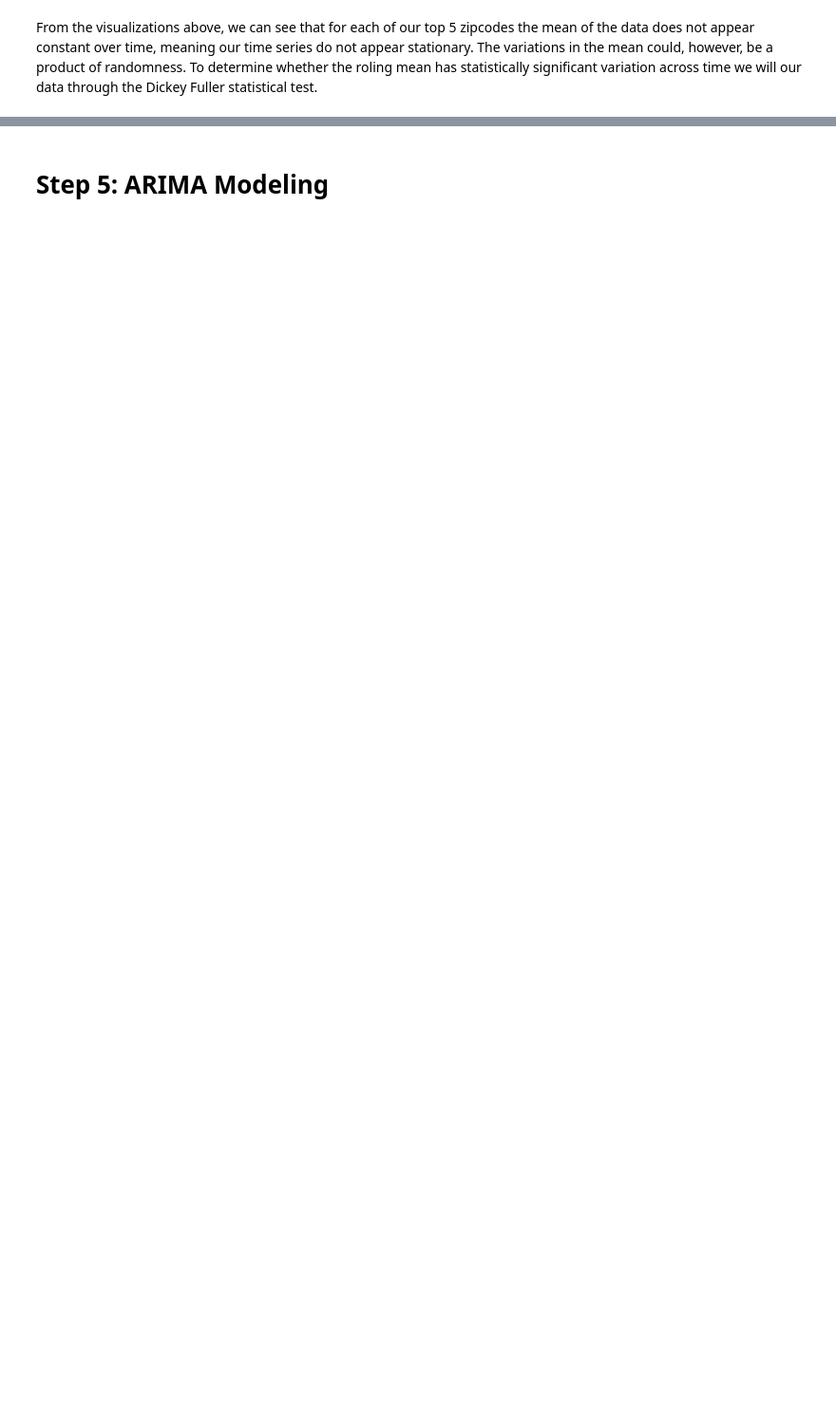
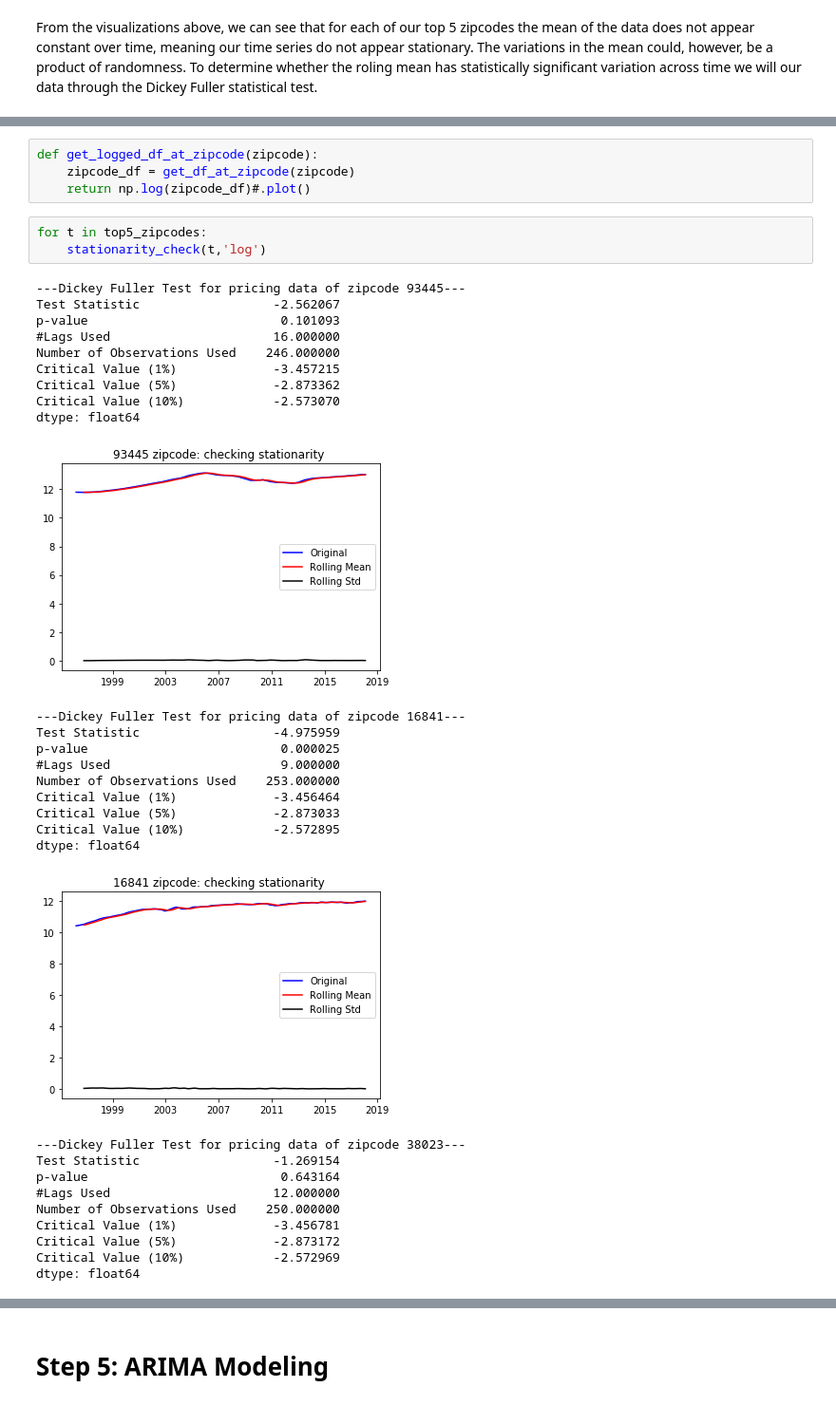
Before and after one commit to jsavory-94/dsc-mod-4-project-online-ds-pt-021119, a Jupyter notebook: mod_4_starter_notebook.ipynb, the cells around one changed output, grey strips where cells are left out. Shown at 95% size. Saved outputs shown, nothing was run; the diff lists cells and outputs as text; blank space fills up the shorter version.

```diff
--- a/mod_4_starter_notebook.ipynb
+++ b/mod_4_starter_notebook.ipynb
@@ -388,0 +494,37 @@ In each of our tests, the Test Statistic is greater than our critical values, me
+# %%
+def get_logged_df_at_zipcode(zipcode):
+    zipcode_df = get_df_at_zipcode(zipcode)
+    return np.log(zipcode_df)#.plot()
+# %%
+for t in top5_zipcodes:
+    stationarity_check(t,'log')
+# %% [output]
+---Dickey Fuller Test for pricing data of zipcode 93445---
+Test Statistic                  -2.562067
+p-value                          0.101093
+#Lags Used                      16.000000
+Number of Observations Used    246.000000
+Critical Value (1%)             -3.457215
+Critical Value (5%)             -2.873362
+Critical Value (10%)            -2.573070
+dtype: float64
+[figure, added]
+---Dickey Fuller Test for pricing data of zipcode 16841---
+Test Statistic                  -4.975959
+p-value                          0.000025
+#Lags Used                       9.000000
+Number of Observations Used    253.000000
+Critical Value (1%)             -3.456464
+Critical Value (5%)             -2.873033
+Critical Value (10%)            -2.572895
+dtype: float64
+[figure, added]
+---Dickey Fuller Test for pricing data of zipcode 38023---
+Test Statistic                  -1.269154
+p-value                          0.643164
+#Lags Used                      12.000000
+Number of Observations Used    250.000000
+Critical Value (1%)             -3.456781
+Critical Value (5%)             -2.873172
+Critical Value (10%)            -2.572969
+dtype: float64
```
Also changed, not shown: parts of 86 cells of this notebook, 2 other files.
